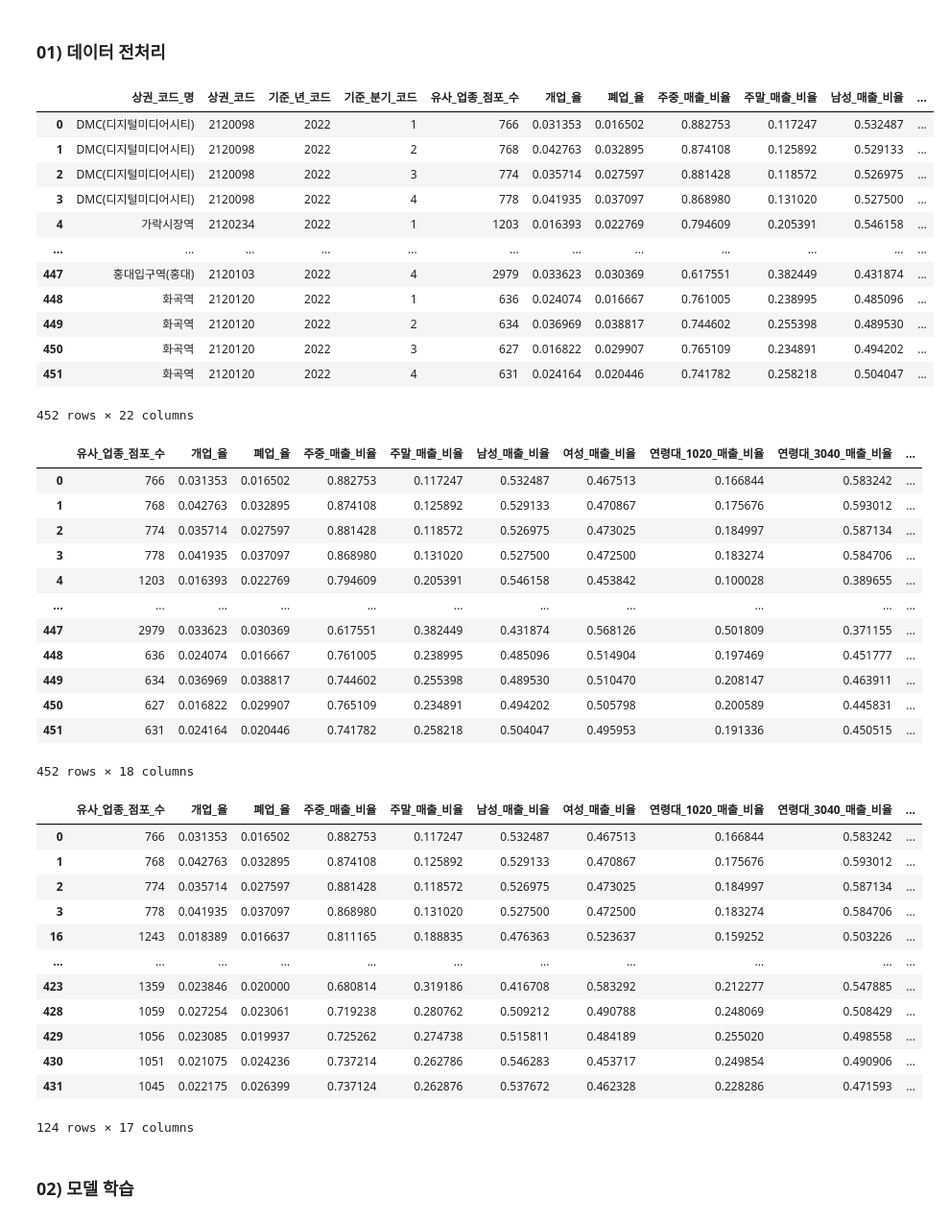
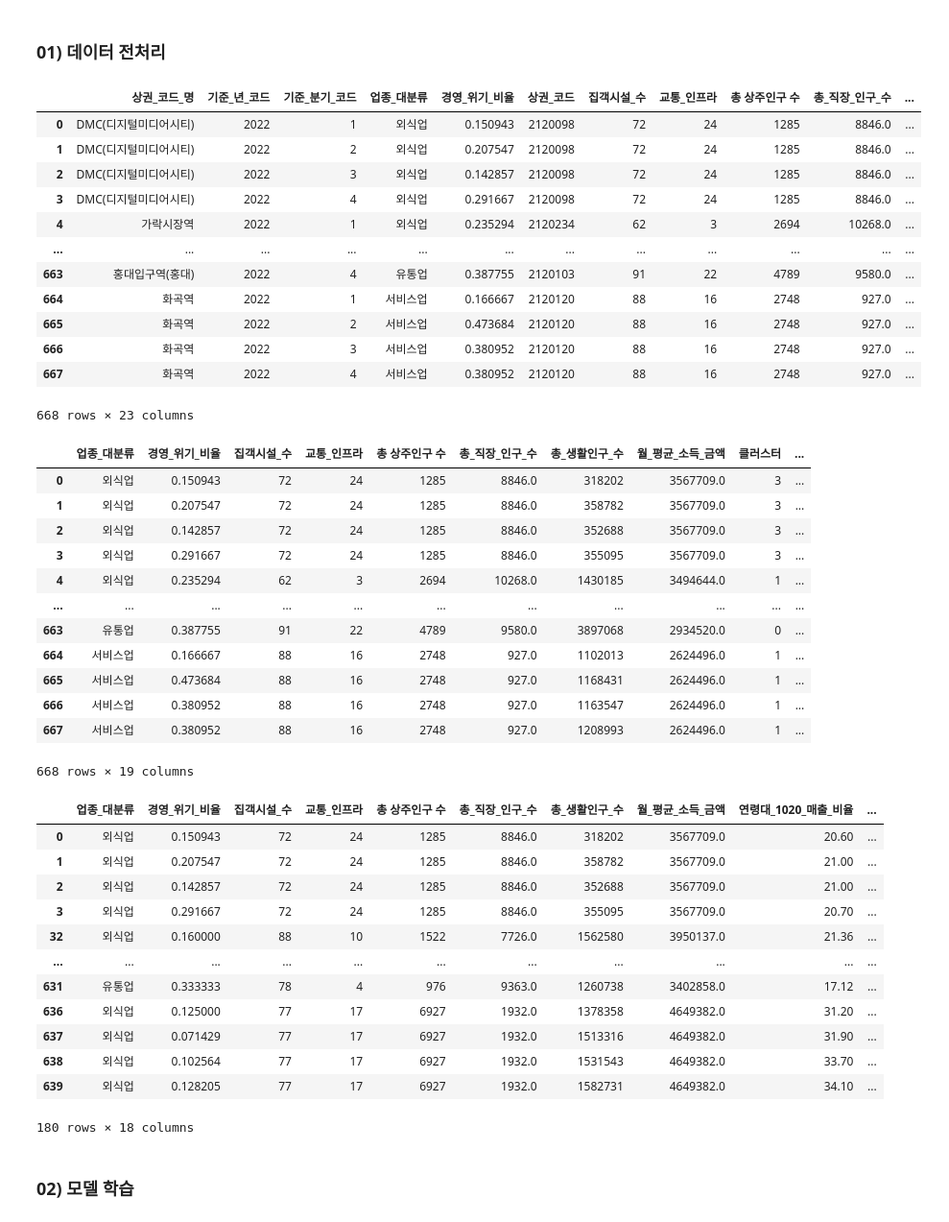
Before and after one commit to kae1128/wadada, a Jupyter notebook: random forest/randon_forest.ipynb, the cells around one changed output. Shown at 96% size. Drawn from its saved outputs; the diff is of its cells as text; code cells hidden in the pictures.

Commit message:
FIX: SEOUL_CLASS_1.csv and random_forest.ipynb

```diff
--- a/random forest/randon_forest.ipynb
+++ b/random forest/randon_forest.ipynb
@@ -12,39 +14,39 @@ import math
 # %% [markdown]
 ### 01) 데이터 전처리
 # %%
-final_df = pd.read_csv('../data/SEOUL_CLUSTER.csv')
+final_df = pd.read_csv('../data/SEOUL_CLASS_1.csv')
 final_df
 # %% [output]
-|  | 상권_코드_명 | 상권_코드 | 기준_년_코드 | 기준_분기_코드 | 유사_업종_점포_수 | 개업_율 | 폐업_율 | 주중_매출_비율 | 주말_매출_비율 | 남성_매출_비율 | ... |
-| 0 | DMC(디지털미디어시티) | 2120098 | 2022 | 1 | 766 | 0.031353 | 0.016502 | 0.882753 | 0.117247 | 0.532487 | ... |
-| 1 | DMC(디지털미디어시티) | 2120098 | 2022 | 2 | 768 | 0.042763 | 0.032895 | 0.874108 | 0.125892 | 0.529133 | ... |
-| 2 | DMC(디지털미디어시티) | 2120098 | 2022 | 3 | 774 | 0.035714 | 0.027597 | 0.881428 | 0.118572 | 0.526975 | ... |
-| 3 | DMC(디지털미디어시티) | 2120098 | 2022 | 4 | 778 | 0.041935 | 0.037097 | 0.868980 | 0.131020 | 0.527500 | ... |
-| 4 | 가락시장역 | 2120234 | 2022 | 1 | 1203 | 0.016393 | 0.022769 | 0.794609 | 0.205391 | 0.546158 | ... |
+|  | 상권_코드_명 | 기준_년_코드 | 기준_분기_코드 | 업종_대분류 | 경영_위기_비율 | 상권_코드 | 집객시설_수 | 교통_인프라 | 총 상주인구 수 | 총_직장_인구_수 | ... |
+| 0 | DMC(디지털미디어시티) | 2022 | 1 | 외식업 | 0.150943 | 2120098 | 72 | 24 | 1285 | 8846.0 | ... |
+| 1 | DMC(디지털미디어시티) | 2022 | 2 | 외식업 | 0.207547 | 2120098 | 72 | 24 | 1285 | 8846.0 | ... |
+| 2 | DMC(디지털미디어시티) | 2022 | 3 | 외식업 | 0.142857 | 2120098 | 72 | 24 | 1285 | 8846.0 | ... |
+| 3 | DMC(디지털미디어시티) | 2022 | 4 | 외식업 | 0.291667 | 2120098 | 72 | 24 | 1285 | 8846.0 | ... |
+| 4 | 가락시장역 | 2022 | 1 | 외식업 | 0.235294 | 2120234 | 62 | 3 | 2694 | 10268.0 | ... |
 | ... | ... | ... | ... | ... | ... | ... | ... | ... | ... | ... | ... |
-| 447 | 홍대입구역(홍대) | 2120103 | 2022 | 4 | 2979 | 0.033623 | 0.030369 | 0.617551 | 0.382449 | 0.431874 | ... |
-| 448 | 화곡역 | 2120120 | 2022 | 1 | 636 | 0.024074 | 0.016667 | 0.761005 | 0.238995 | 0.485096 | ... |
-| 449 | 화곡역 | 2120120 | 2022 | 2 | 634 | 0.036969 | 0.038817 | 0.744602 | 0.255398 | 0.489530 | ... |
-| 450 | 화곡역 | 2120120 | 2022 | 3 | 627 | 0.016822 | 0.029907 | 0.765109 | 0.234891 | 0.494202 | ... |
-| 451 | 화곡역 | 2120120 | 2022 | 4 | 631 | 0.024164 | 0.020446 | 0.741782 | 0.258218 | 0.504047 | ... |
+| 663 | 홍대입구역(홍대) | 2022 | 4 | 유통업 | 0.387755 | 2120103 | 91 | 22 | 4789 | 9580.0 | ... |
+| 664 | 화곡역 | 2022 | 1 | 서비스업 | 0.166667 | 2120120 | 88 | 16 | 2748 | 927.0 | ... |
+| 665 | 화곡역 | 2022 | 2 | 서비스업 | 0.473684 | 2120120 | 88 | 16 | 2748 | 927.0 | ... |
+| 666 | 화곡역 | 2022 | 3 | 서비스업 | 0.380952 | 2120120 | 88 | 16 | 2748 | 927.0 | ... |
+| 667 | 화곡역 | 2022 | 4 | 서비스업 | 0.380952 | 2120120 | 88 | 16 | 2748 | 927.0 | ... |
-452 rows × 22 columns
+668 rows × 23 columns
 # %%
 final_df.drop(['기준_년_코드', '기준_분기_코드', '상권_코드', '상권_코드_명'], axis=1, inplace=True)
 final_df
 # %% [output]
-|  | 유사_업종_점포_수 | 개업_율 | 폐업_율 | 주중_매출_비율 | 주말_매출_비율 | 남성_매출_비율 | 여성_매출_비율 | 연령대_1020_매출_비율 | 연령대_3040_매출_비율 | ... |
-| 0 | 766 | 0.031353 | 0.016502 | 0.882753 | 0.117247 | 0.532487 | 0.467513 | 0.166844 | 0.583242 | ... |
-| 1 | 768 | 0.042763 | 0.032895 | 0.874108 | 0.125892 | 0.529133 | 0.470867 | 0.175676 | 0.593012 | ... |
-| 2 | 774 | 0.035714 | 0.027597 | 0.881428 | 0.118572 | 0.526975 | 0.473025 | 0.184997 | 0.587134 | ... |
-| 3 | 778 | 0.041935 | 0.037097 | 0.868980 | 0.131020 | 0.527500 | 0.472500 | 0.183274 | 0.584706 | ... |
-| 4 | 1203 | 0.016393 | 0.022769 | 0.794609 | 0.205391 | 0.546158 | 0.453842 | 0.100028 | 0.389655 | ... |
+|  | 업종_대분류 | 경영_위기_비율 | 집객시설_수 | 교통_인프라 | 총 상주인구 수 | 총_직장_인구_수 | 총_생활인구_수 | 월_평균_소득_금액 | 클러스터 | ... |
+| 0 | 외식업 | 0.150943 | 72 | 24 | 1285 | 8846.0 | 318202 | 3567709.0 | 3 | ... |
+| 1 | 외식업 | 0.207547 | 72 | 24 | 1285 | 8846.0 | 358782 | 3567709.0 | 3 | ... |
+| 2 | 외식업 | 0.142857 | 72 | 24 | 1285 | 8846.0 | 352688 | 3567709.0 | 3 | ... |
+| 3 | 외식업 | 0.291667 | 72 | 24 | 1285 | 8846.0 | 355095 | 3567709.0 | 3 | ... |
+| 4 | 외식업 | 0.235294 | 62 | 3 | 2694 | 10268.0 | 1430185 | 3494644.0 | 1 | ... |
 | ... | ... | ... | ... | ... | ... | ... | ... | ... | ... | ... |
-| 447 | 2979 | 0.033623 | 0.030369 | 0.617551 | 0.382449 | 0.431874 | 0.568126 | 0.501809 | 0.371155 | ... |
-| 448 | 636 | 0.024074 | 0.016667 | 0.761005 | 0.238995 | 0.485096 | 0.514904 | 0.197469 | 0.451777 | ... |
-| 449 | 634 | 0.036969 | 0.038817 | 0.744602 | 0.255398 | 0.489530 | 0.510470 | 0.208147 | 0.463911 | ... |
-| 450 | 627 | 0.016822 | 0.029907 | 0.765109 | 0.234891 | 0.494202 | 0.505798 | 0.200589 | 0.445831 | ... |
-| 451 | 631 | 0.024164 | 0.020446 | 0.741782 | 0.258218 | 0.504047 | 0.495953 | 0.191336 | 0.450515 | ... |
+| 663 | 유통업 | 0.387755 | 91 | 22 | 4789 | 9580.0 | 3897068 | 2934520.0 | 0 | ... |
+| 664 | 서비스업 | 0.166667 | 88 | 16 | 2748 | 927.0 | 1102013 | 2624496.0 | 1 | ... |
+| 665 | 서비스업 | 0.473684 | 88 | 16 | 2748 | 927.0 | 1168431 | 2624496.0 | 1 | ... |
+| 666 | 서비스업 | 0.380952 | 88 | 16 | 2748 | 927.0 | 1163547 | 2624496.0 | 1 | ... |
+| 667 | 서비스업 | 0.380952 | 88 | 16 | 2748 | 927.0 | 1208993 | 2624496.0 | 1 | ... |
-452 rows × 18 columns
+668 rows × 19 columns
 # %%
 cluster0_df = final_df[final_df['클러스터'] == 0].copy()
 cluster1_df = final_df[final_df['클러스터'] == 1].copy()
@@ -58,19 +60,19 @@ cluster3_df.drop('클러스터', axis=1, inplace=True)
 # %%
 cluster3_df
 # %% [output]
-|  | 유사_업종_점포_수 | 개업_율 | 폐업_율 | 주중_매출_비율 | 주말_매출_비율 | 남성_매출_비율 | 여성_매출_비율 | 연령대_1020_매출_비율 | 연령대_3040_매출_비율 | ... |
-| 0 | 766 | 0.031353 | 0.016502 | 0.882753 | 0.117247 | 0.532487 | 0.467513 | 0.166844 | 0.583242 | ... |
-| 1 | 768 | 0.042763 | 0.032895 | 0.874108 | 0.125892 | 0.529133 | 0.470867 | 0.175676 | 0.593012 | ... |
-| 2 | 774 | 0.035714 | 0.027597 | 0.881428 | 0.118572 | 0.526975 | 0.473025 | 0.184997 | 0.587134 | ... |
-| 3 | 778 | 0.041935 | 0.037097 | 0.868980 | 0.131020 | 0.527500 | 0.472500 | 0.183274 | 0.584706 | ... |
-| 16 | 1243 | 0.018389 | 0.016637 | 0.811165 | 0.188835 | 0.476363 | 0.523637 | 0.159252 | 0.503226 | ... |
+|  | 업종_대분류 | 경영_위기_비율 | 집객시설_수 | 교통_인프라 | 총 상주인구 수 | 총_직장_인구_수 | 총_생활인구_수 | 월_평균_소득_금액 | 연령대_1020_매출_비율 | ... |
+| 0 | 외식업 | 0.150943 | 72 | 24 | 1285 | 8846.0 | 318202 | 3567709.0 | 20.60 | ... |
+| 1 | 외식업 | 0.207547 | 72 | 24 | 1285 | 8846.0 | 358782 | 3567709.0 | 21.00 | ... |
+| 2 | 외식업 | 0.142857 | 72 | 24 | 1285 | 8846.0 | 352688 | 3567709.0 | 21.00 | ... |
+| 3 | 외식업 | 0.291667 | 72 | 24 | 1285 | 8846.0 | 355095 | 3567709.0 | 20.70 | ... |
+| 32 | 외식업 | 0.160000 | 88 | 10 | 1522 | 7726.0 | 1562580 | 3950137.0 | 21.36 | ... |
 | ... | ... | ... | ... | ... | ... | ... | ... | ... | ... | ... |
-| 423 | 1359 | 0.023846 | 0.020000 | 0.680814 | 0.319186 | 0.416708 | 0.583292 | 0.212277 | 0.547885 | ... |
-| 428 | 1059 | 0.027254 | 0.023061 | 0.719238 | 0.280762 | 0.509212 | 0.490788 | 0.248069 | 0.508429 | ... |
-| 429 | 1056 | 0.023085 | 0.019937 | 0.725262 | 0.274738 | 0.515811 | 0.484189 | 0.255020 | 0.498558 | ... |
-| 430 | 1051 | 0.021075 | 0.024236 | 0.737214 | 0.262786 | 0.546283 | 0.453717 | 0.249854 | 0.490906 | ... |
-| 431 | 1045 | 0.022175 | 0.026399 | 0.737124 | 0.262876 | 0.537672 | 0.462328 | 0.228286 | 0.471593 | ... |
+| 631 | 유통업 | 0.333333 | 78 | 4 | 976 | 9363.0 | 1260738 | 3402858.0 | 17.12 | ... |
+| 636 | 외식업 | 0.125000 | 77 | 17 | 6927 | 1932.0 | 1378358 | 4649382.0 | 31.20 | ... |
+| 637 | 외식업 | 0.071429 | 77 | 17 | 6927 | 1932.0 | 1513316 | 4649382.0 | 31.90 | ... |
+| 638 | 외식업 | 0.102564 | 77 | 17 | 6927 | 1932.0 | 1531543 | 4649382.0 | 33.70 | ... |
+| 639 | 외식업 | 0.128205 | 77 | 17 | 6927 | 1932.0 | 1582731 | 4649382.0 | 34.10 | ... |
-124 rows × 17 columns
+180 rows × 18 columns
 # %% [markdown]
 ### 02) 모델 학습
 # %% [markdown]
```
Also changed, not shown: parts of 6 cells of this notebook, 1 other file.
